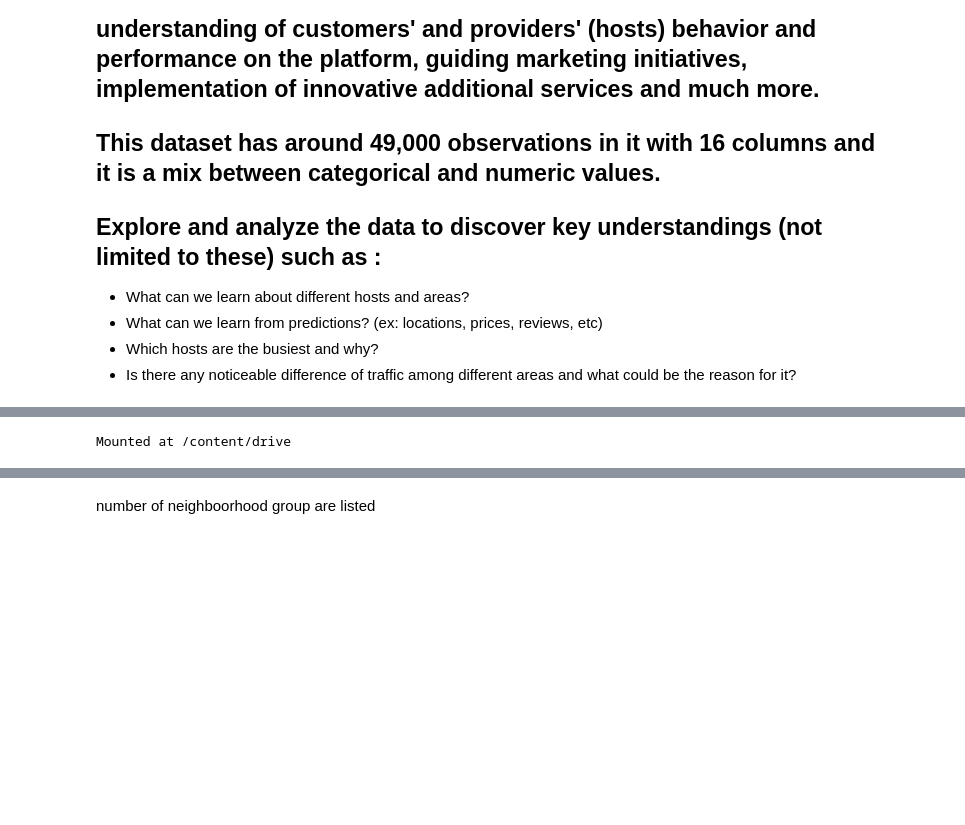
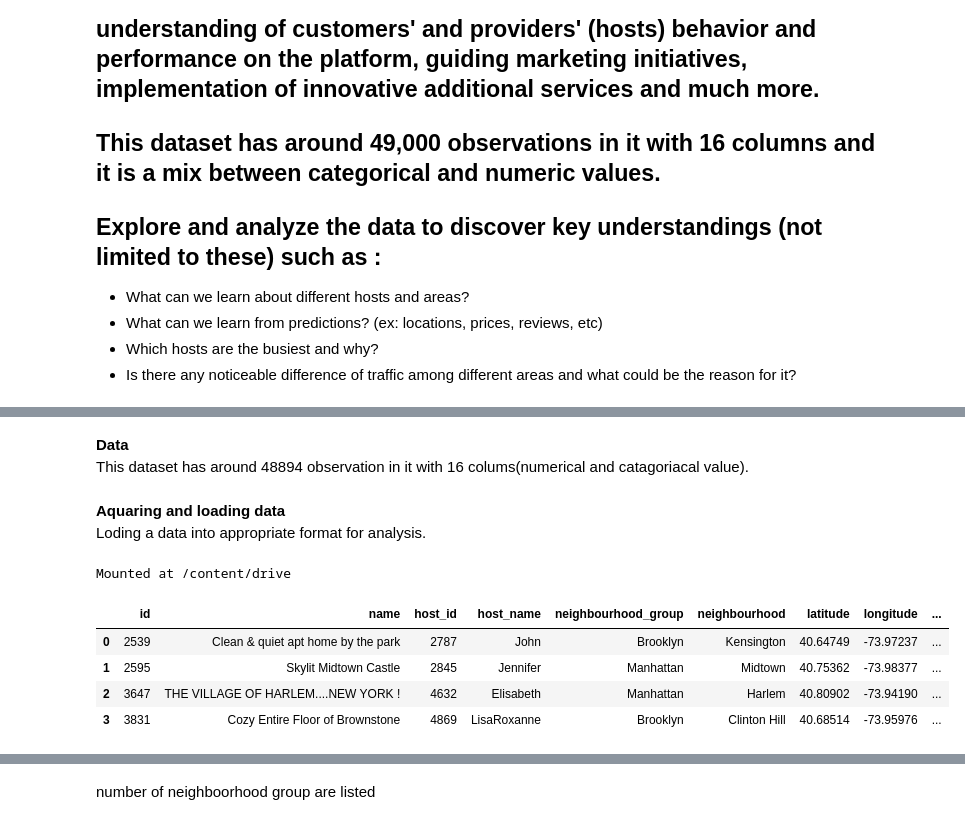
Before and after one commit to Kunaltembhare003/EDA, a Jupyter notebook: Copy_of_Airbnb_Bookings_Analysis_Capstone_Project.ipynb, the cells around one changed output, grey strips where cells are left out. Cells and saved outputs as stored; diff of their text form; code cells hidden in the pictures; blank space fills up the shorter version.

```diff
--- a/Copy_of_Airbnb_Bookings_Analysis_Capstone_Project.ipynb
+++ b/Copy_of_Airbnb_Bookings_Analysis_Capstone_Project.ipynb
@@ -25,3 +15,6 @@ Successfully installed pyshp-2.1.3
+# %% [markdown]
+**Data** <br>
+This dataset has around 48894 observation in it with 16 colums(numerical and catagoriacal value).
 # %%
 import pandas as pd
 import numpy as np
@@ -31,3 +24,6 @@ import shapefile as shp
+# %% [markdown]
+**Aquaring and loading data** <br>
+Loding a data into appropriate format for analysis.
 # %%
 from google.colab import drive
 drive.mount('/content/drive')
@@ -37,3 +33,10 @@ Mounted at /content/drive
 working_path = '/content/drive/MyDrive/alma_better/capstone_project/EDA/'
 # %%
 df = pd.read_csv(working_path+'Airbnb_NYC_2019.csv')
+df.head(4)
+# %% [output]
+|  | id | name | host_id | host_name | neighbourhood_group | neighbourhood | latitude | longitude | ... |
+| 0 | 2539 | Clean & quiet apt home by the park | 2787 | John | Brooklyn | Kensington | 40.64749 | -73.97237 | ... |
+| 1 | 2595 | Skylit Midtown Castle | 2845 | Jennifer | Manhattan | Midtown | 40.75362 | -73.98377 | ... |
+| 2 | 3647 | THE VILLAGE OF HARLEM....NEW YORK ! | 4632 | Elisabeth | Manhattan | Harlem | 40.80902 | -73.94190 | ... |
+| 3 | 3831 | Cozy Entire Floor of Brownstone | 4869 | LisaRoxanne | Brooklyn | Clinton Hill | 40.68514 | -73.95976 | ... |
```
Also changed, not shown: parts of 45 cells of this notebook.
